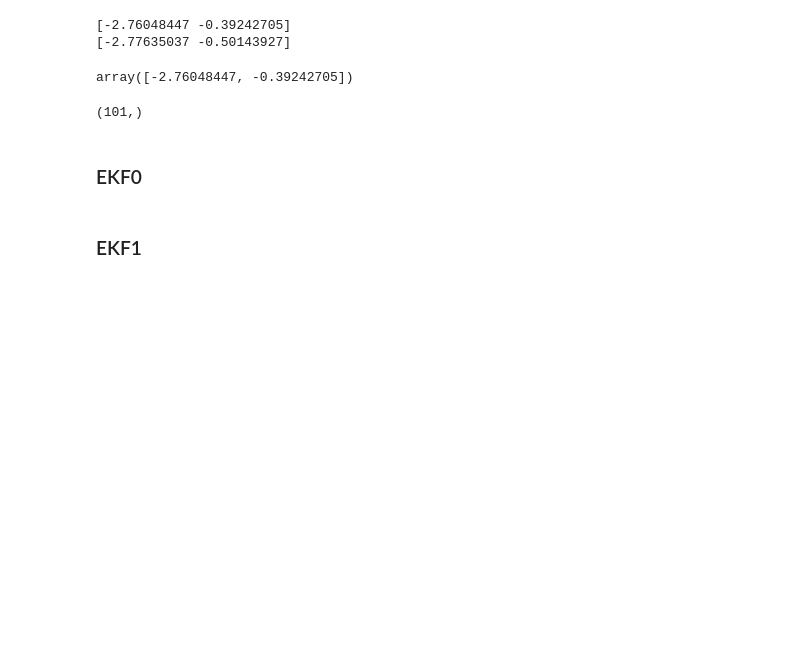
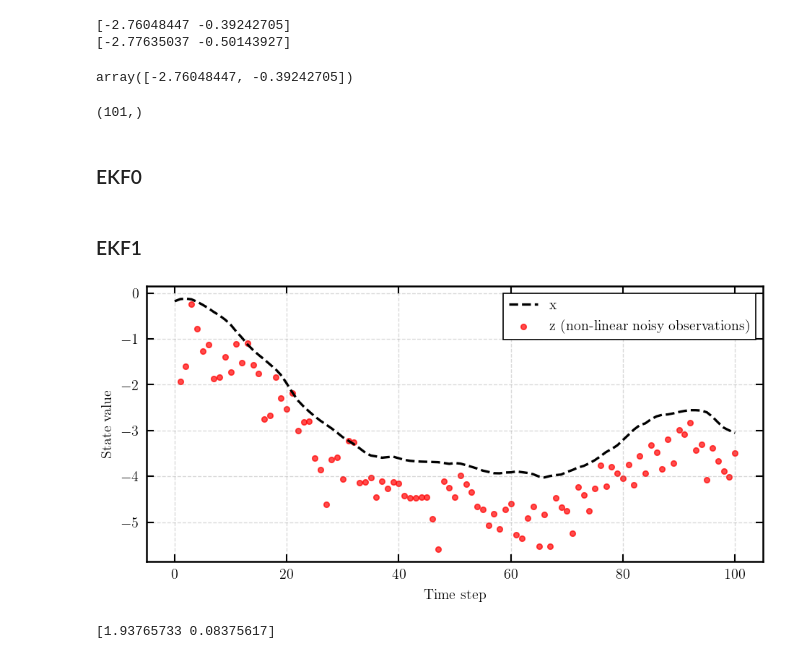
Before and after one commit to paufisch/ode_filters, a Jupyter notebook: kalman_playground.ipynb, the cells around one changed output. Drawn from its saved outputs; the diff is of its cells as text; code cells hidden in the pictures; blank space fills up the shorter version.

```diff
--- a/kalman_playground.ipynb
+++ b/kalman_playground.ipynb
@@ -305,3 +324,50 @@ for t in range(101):
 ### EKF0
 # %% [markdown]
 ### EKF1
+# %%
+#define a nonlinear observation function
+g = lambda x: x[0] + 0.3 * np.sin(5*x[0]) - 0.8  + 0.1*x[1]**2
+# %%
+h = 0.1
+sigma = 0.33
+mu_0 = np.zeros(2)
+Sigma_0 = np.eye(2)*0.33
+
+A = np.array([[1, h], [0, 1]])
+Q = np.array([[h**3/3, h**2/2], [h**2/2, h]])
+H = np.array([[1, 0]])
+R = np.array([[sigma]])
+
+#Sample a true process
+np.random.seed(6)
+x_0 = np.random.multivariate_normal(mu_0, Sigma_0)
+x_sequence = [x_0]
+z_sequence = []
+for i in range(100):
+    x_sequence.append(np.random.multivariate_normal(A @ x_sequence[-1], Q))
+    z_sequence.append(np.random.normal(g(x_sequence[-1]), R))
+x_sequence = np.array(x_sequence)
+z_sequence = np.array(z_sequence).reshape(-1,1)
+
+# get the nonlinear observation
+
+
+plt.figure(figsize=(8, 4))
+plt.plot(x_sequence[:, 0], label='x', color='black', linestyle='--')
+#plt.plot(x_sequence[:, 1], label='x[1] (velocity)')
+plt.scatter(range(1,len(z_sequence)+1), z_sequence, color='red', s=20, alpha=0.7, label='z (non-linear noisy observations)')
+plt.xlabel('Time step')
+plt.ylabel('State value')
+plt.legend()
+plt.grid(True)
+plt.show()
+# %% [output]
+[figure, added]
+# %%
+#Autodiff jacobian
+jacobian_g = jacobian(g)
+x0 = np.array(x_sequence[0])
+J = jacobian_g(x0)
+print(J)
+# %% [output]
+[1.93765733 0.08375617]
```
Also changed, not shown: parts of 10 cells of this notebook.
